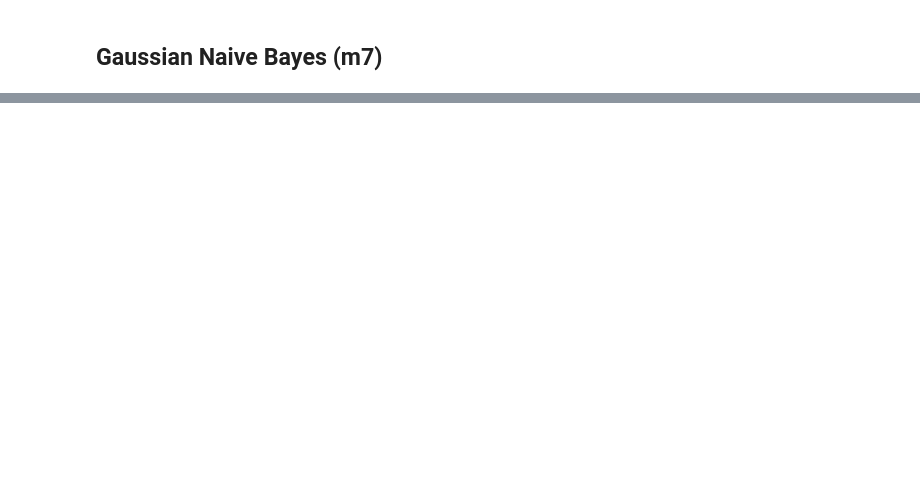
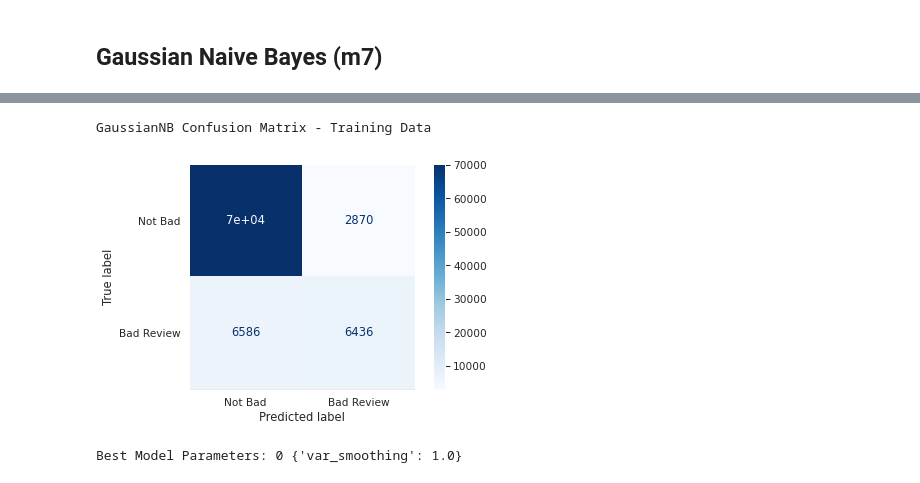
Before and after one commit to cutterback/p05-olist-customer-rating-prediction, a Jupyter notebook: Olist_Customer_Rating_Model.ipynb, the cells around one changed output, grey strips where cells are left out. Saved outputs shown, nothing was run; the diff lists cells and outputs as text; code cells hidden in the pictures; blank space fills up the shorter version.

```diff
--- a/Olist_Customer_Rating_Model.ipynb
+++ b/Olist_Customer_Rating_Model.ipynb
@@ -1773,4 +1887,4 @@ plot_pr_vs_dt(p6, r6, thresholds6, 'SGD Classifier')
 ## Gaussian Naive Bayes (m7)
 # %%
 # create GaussianNB classifier object
-model_gnb = GaussianNB(random_state=SEED, n_jobs=jobs)
+model_gnb = GaussianNB()
@@ -1785,6 +1891,10 @@ grid_params_gnb = [{'n_iters': [100, 250],
+# %%
+# define the grid for GaussianNB
+grid_params_gnb = [{'var_smoothing': np.logspace(0,-9, num=100)
+                  }]
 # %%
 # create gridsearchCV object for GaussianNB
 gs_gnb = instantiate_grid(model_gnb, grid_params_gnb)
 # %%
 # execute the GaussianNB gridsearchCV on training data
-gs_gnb.fit(X_train, y_train)
+gs_gnb.fit(X_train_scaled_m5, y_train)
@@ -1791,6 +1935,10 @@ gs_gnb.fit(X_train, y_train)
 # %%
 # print confusion matrix (train) for best model
 best_model_gnb = gs_gnb.best_estimator_
 print('GaussianNB Confusion Matrix - Training Data')
-display_confusion(best_model_gnb, X_train, y_train, labels=['Not Bad', 'Bad Review'])
+display_confusion(best_model_gnb, X_train_scaled_m5, y_train, labels=['Not Bad', 'Bad Review'])
 print(f'Best Model Parameters: {gs_gnb.best_index_} {gs_gnb.best_params_}')
+# %% [output]
+GaussianNB Confusion Matrix - Training Data
+[figure, added]
+Best Model Parameters: 0 {'var_smoothing': 1.0}
```
Also changed, not shown: parts of 37 cells of this notebook.
